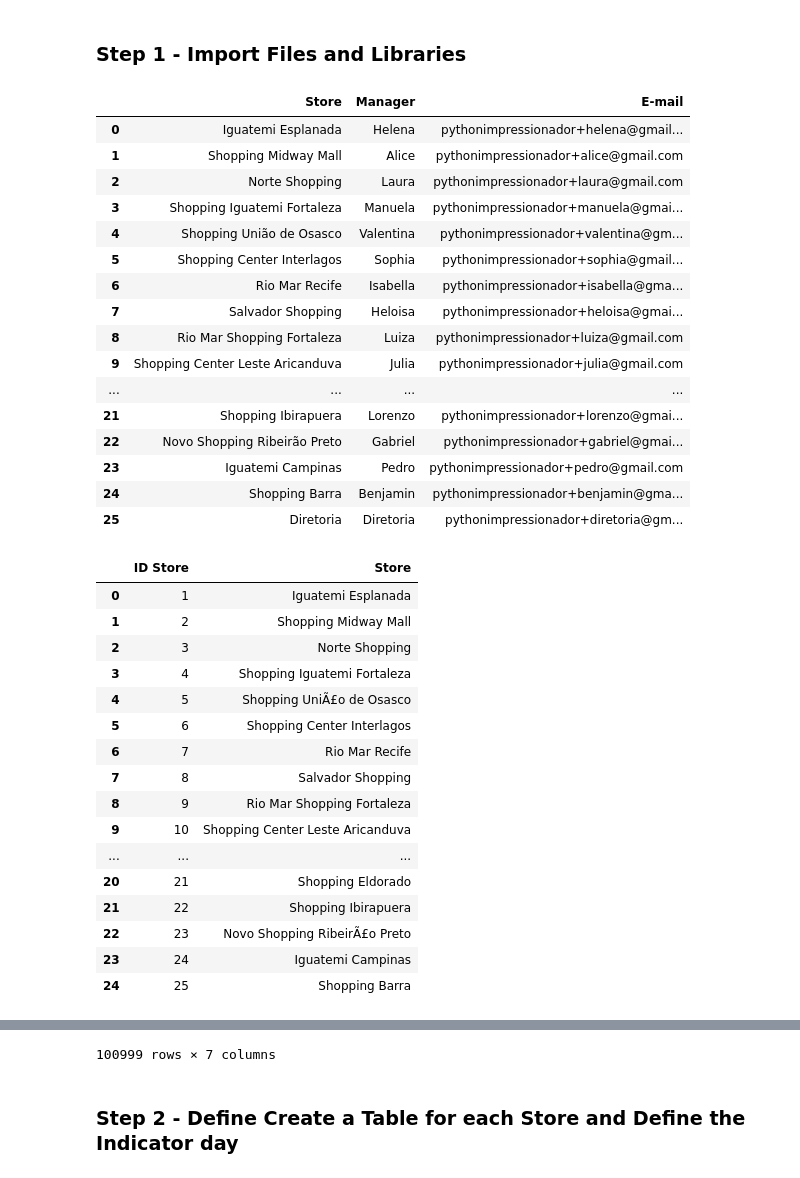
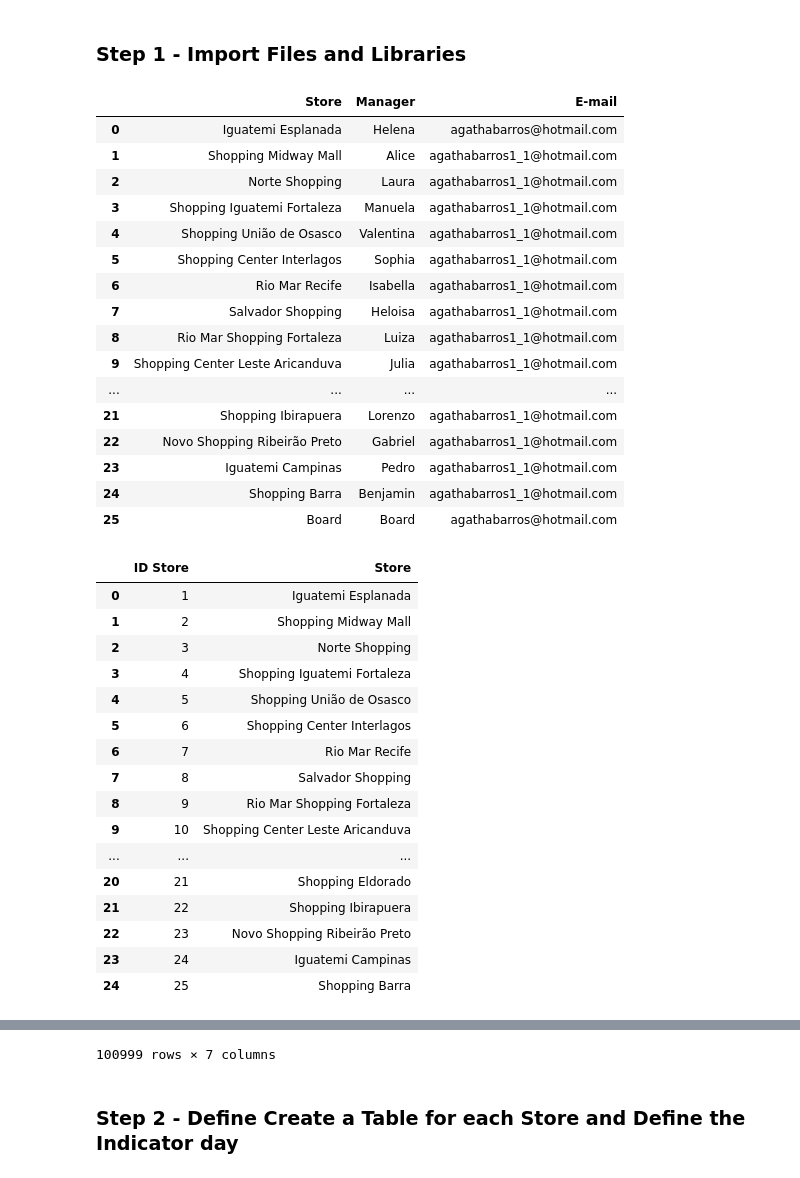
Before and after one commit to agathabarros/indicator_automation, a Jupyter notebook: indicator_automation.ipynb, the cells around one changed output, grey strips where cells are left out. Saved outputs shown, nothing was run; the diff lists cells and outputs as text; code cells hidden in the pictures.

```diff
--- a/indicator_automation.ipynb
+++ b/indicator_automation.ipynb
@@ -8,37 +15,36 @@ import pathlib
 # %%
 #import and clean databases
 
-
 emails = pd.read_excel(r'data_base/emails.xlsx')
-stores = pd.read_csv(r'data_base/store.csv', encoding='latin1', sep=';')
+stores = pd.read_csv(r'data_base/store.csv', encoding='utf-8', sep=';')
 sales = pd.read_excel(r'data_base/sales.xlsx')
 display(emails)
 display(stores)
 display(sales)
 # %% [output]
 |  | Store | Manager | E-mail |
-| 0 | Iguatemi Esplanada | Helena | pythonimpressionador+helena@gmail... |
-| 1 | Shopping Midway Mall | Alice | pythonimpressionador+alice@gmail.com |
-| 2 | Norte Shopping | Laura | pythonimpressionador+laura@gmail.com |
-| 3 | Shopping Iguatemi Fortaleza | Manuela | pythonimpressionador+manuela@gmai... |
-| 4 | Shopping União de Osasco | Valentina | pythonimpressionador+valentina@gm... |
-| 5 | Shopping Center Interlagos | Sophia | pythonimpressionador+sophia@gmail... |
-| 6 | Rio Mar Recife | Isabella | pythonimpressionador+isabella@gma... |
-| 7 | Salvador Shopping | Heloisa | pythonimpressionador+heloisa@gmai... |
-| 8 | Rio Mar Shopping Fortaleza | Luiza | pythonimpressionador+luiza@gmail.com |
-| 9 | Shopping Center Leste Aricanduva | Julia | pythonimpressionador+julia@gmail.com |
+| 0 | Iguatemi Esplanada | Helena | agathabarros@hotmail.com |
+| 1 | Shopping Midway Mall | Alice | agathabarros1_1@hotmail.com |
+| 2 | Norte Shopping | Laura | agathabarros1_1@hotmail.com |
+| 3 | Shopping Iguatemi Fortaleza | Manuela | agathabarros1_1@hotmail.com |
+| 4 | Shopping União de Osasco | Valentina | agathabarros1_1@hotmail.com |
+| 5 | Shopping Center Interlagos | Sophia | agathabarros1_1@hotmail.com |
+| 6 | Rio Mar Recife | Isabella | agathabarros1_1@hotmail.com |
+| 7 | Salvador Shopping | Heloisa | agathabarros1_1@hotmail.com |
+| 8 | Rio Mar Shopping Fortaleza | Luiza | agathabarros1_1@hotmail.com |
+| 9 | Shopping Center Leste Aricanduva | Julia | agathabarros1_1@hotmail.com |
 | ... | ... | ... | ... |
-| 21 | Shopping Ibirapuera | Lorenzo | pythonimpressionador+lorenzo@gmai... |
-| 22 | Novo Shopping Ribeirão Preto | Gabriel | pythonimpressionador+gabriel@gmai... |
-| 23 | Iguatemi Campinas | Pedro | pythonimpressionador+pedro@gmail.com |
-| 24 | Shopping Barra | Benjamin | pythonimpressionador+benjamin@gma... |
-| 25 | Diretoria | Diretoria | pythonimpressionador+diretoria@gm... |
+| 21 | Shopping Ibirapuera | Lorenzo | agathabarros1_1@hotmail.com |
+| 22 | Novo Shopping Ribeirão Preto | Gabriel | agathabarros1_1@hotmail.com |
+| 23 | Iguatemi Campinas | Pedro | agathabarros1_1@hotmail.com |
+| 24 | Shopping Barra | Benjamin | agathabarros1_1@hotmail.com |
+| 25 | Board | Board | agathabarros@hotmail.com |
 |  | ID Store | Store |
 | 0 | 1 | Iguatemi Esplanada |
 | 1 | 2 | Shopping Midway Mall |
 | 2 | 3 | Norte Shopping |
 | 3 | 4 | Shopping Iguatemi Fortaleza |
-| 4 | 5 | Shopping UniÃ£o de Osasco |
+| 4 | 5 | Shopping União de Osasco |
 | 5 | 6 | Shopping Center Interlagos |
 | 6 | 7 | Rio Mar Recife |
 | 7 | 8 | Salvador Shopping |
@@ -47,7 +53,7 @@ display(sales)
 | ... | ... | ... |
 | 20 | 21 | Shopping Eldorado |
 | 21 | 22 | Shopping Ibirapuera |
-| 22 | 23 | Novo Shopping RibeirÃ£o Preto |
+| 22 | 23 | Novo Shopping Ribeirão Preto |
 | 23 | 24 | Iguatemi Campinas |
 | 24 | 25 | Shopping Barra |
 |  | Sales Code | Date | ID Store | Product | Quantity | Unit Value | Final Value |
```
Also changed, not shown: parts of 16 cells of this notebook, 39 other files.
